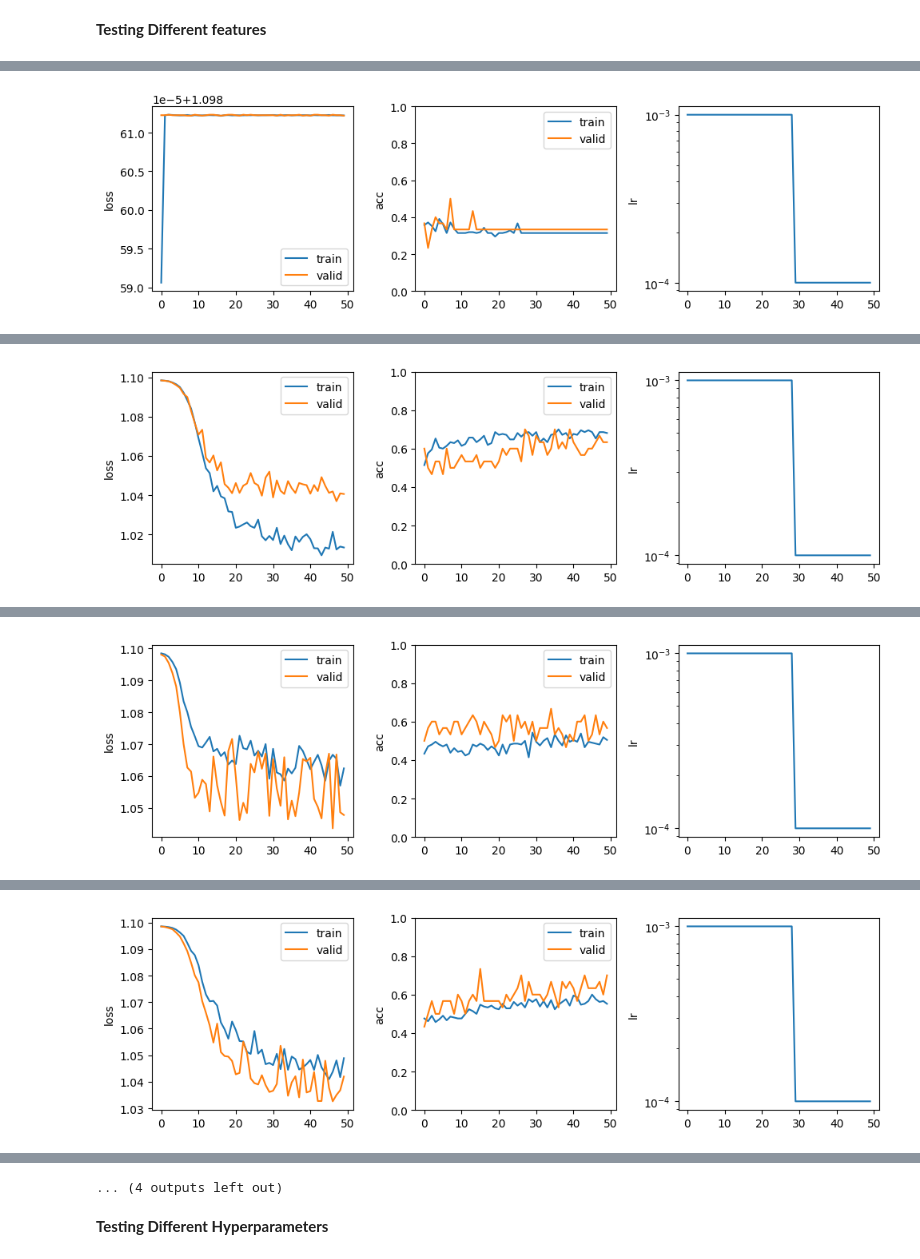
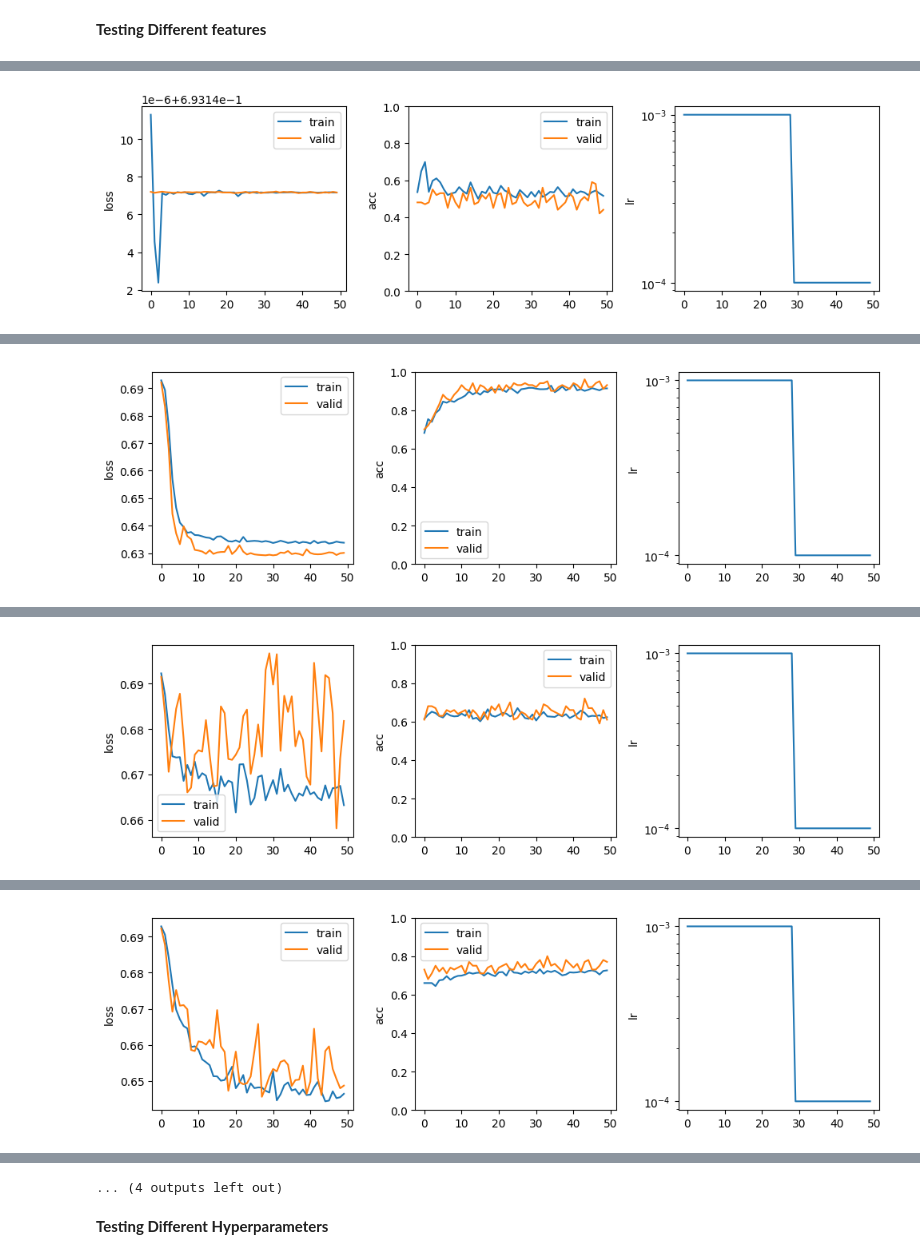
Before and after one commit to Borzoneg/Identity-recognition-from-audio, a Jupyter notebook: src/LSTM.ipynb, the cells around one changed output, grey strips where cells are left out. Saved outputs shown, nothing was run; the diff lists cells and outputs as text; code cells hidden in the pictures.

Commit message:
lstm features tested with short without both

```diff
--- a/src/LSTM.ipynb
+++ b/src/LSTM.ipynb
@@ -113,12 +113,12 @@ Data Generation
 # Load data
 
 batch_size = 15
-drop_both = False
+drop_both = True
 if drop_both == False:
     num_classes = 3
 else:
     num_classes = 2
-audio_dataset = AudioDataset(root_path="../data/", drop_both=drop_both, use_short=False)
+audio_dataset = AudioDataset(root_path="../data/", drop_both=drop_both, use_short=True)
 dataset_len = len(audio_dataset)
 train_size, test_size, valid_size = round(dataset_len * 0.7), round(dataset_len * 0.2), round(dataset_len * 0.1)
 
@@ -171,7 +171,7 @@ class voiceClassifier(nn.Module):
 num_layers = 1  # Number of LSTM layers
 
 device = torch.device('cuda')
-with open('../data/lstm.txt', "w") as f:
+with open('../output/results_short_lstm.txt', "w") as f:
   for norm in (True, False):
     audio_dataset.normalize = norm
     for feature in ('wavs', 'mfcc', 'chroma', 'contrast'):
@@ -199,7 +199,7 @@ with open('../data/lstm.txt', "w") as f:
                     logits = logits.squeeze()
 
                     # make target out of vector
-                    one_hot_targets = torch.zeros(batch_size, num_classes) # empty tensor to hold the one-hot encoded targets
+                    one_hot_targets = torch.zeros(logits.size(0), num_classes) # empty tensor to hold the one-hot encoded targets
                     for idx, target in enumerate(y): # Fill one-hot encoded values based on the target values
                         one_hot_targets[idx, target] = 1
                     loss_func = nn.CrossEntropyLoss()  # Define the loss function
@@ -232,7 +232,7 @@ with open('../data/lstm.txt', "w") as f:
                     with torch.no_grad():
                         logits = model(x)
                     logits = logits.squeeze()
-                    one_hot_targets = torch.zeros(batch_size, num_classes) # empty tensor to hold the one-hot encoded targets
+                    one_hot_targets = torch.zeros(logits.size(0), num_classes) # empty tensor to hold the one-hot encoded targets
                     for idx, target in enumerate(y): # Fill one-hot encoded values based on the target values
                         one_hot_targets[idx, target] = 1
 
@@ -268,14 +268,7 @@ with open('../data/lstm.txt', "w") as f:
                     with torch.no_grad():
                         logits = model(x)
                     logits = logits.squeeze()
-                    #one_hot_targets = torch.zeros(batch_size, num_classes) # empty tensor to hold the one-hot encoded targets
-                    #for idx, target in enumerate(y): # Fill one-hot encoded values based on the target values
-                    #    one_hot_targets[idx, target] = 1
 
-                    #loss_func = nn.CrossEntropyLoss()  # Define the loss function
-                    #loss = loss_func(logits, one_hot_targets)  # Calculate the loss directly
-
-                    #losses.append(loss.item())
                     test_total += y.size(0)
                     test_correct += (torch.argmax(logits, dim=1) == y.view(-1)).sum().item()
 
@@ -333 +326 @@ Epoch [50/50], Train Loss: 1.0986, Train Acc: 0.3143, Valid Loss: 1.0986, Valid
-[figure, old version]
+[figure, new version]
@@ -351 +344 @@ Epoch [50/50], Train Loss: 1.0133, Train Acc: 0.6810, Valid Loss: 1.0406, Valid
-[figure, old version]
+[figure, new version]
@@ -369 +362 @@ Epoch [50/50], Train Loss: 1.0624, Train Acc: 0.5048, Valid Loss: 1.0478, Valid
-[figure, old version]
+[figure, new version]
@@ -387 +380 @@ Epoch [50/50], Train Loss: 1.0489, Train Acc: 0.5524, Valid Loss: 1.0420, Valid
-[figure, old version]
+[figure, new version]
```
Also changed, not shown: parts of 2 cells of this notebook, 1 other file.
